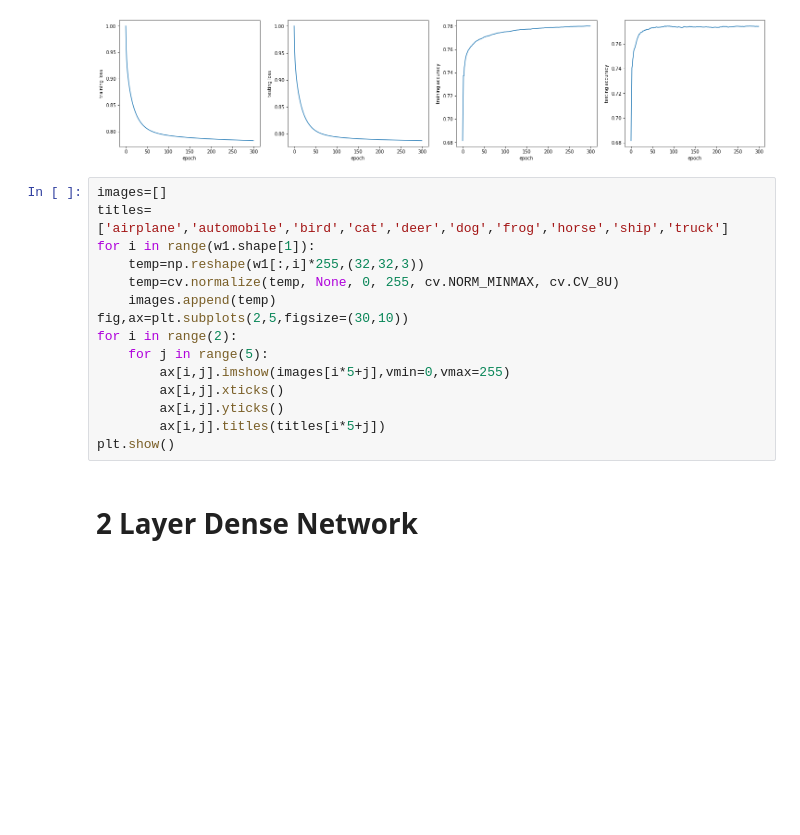
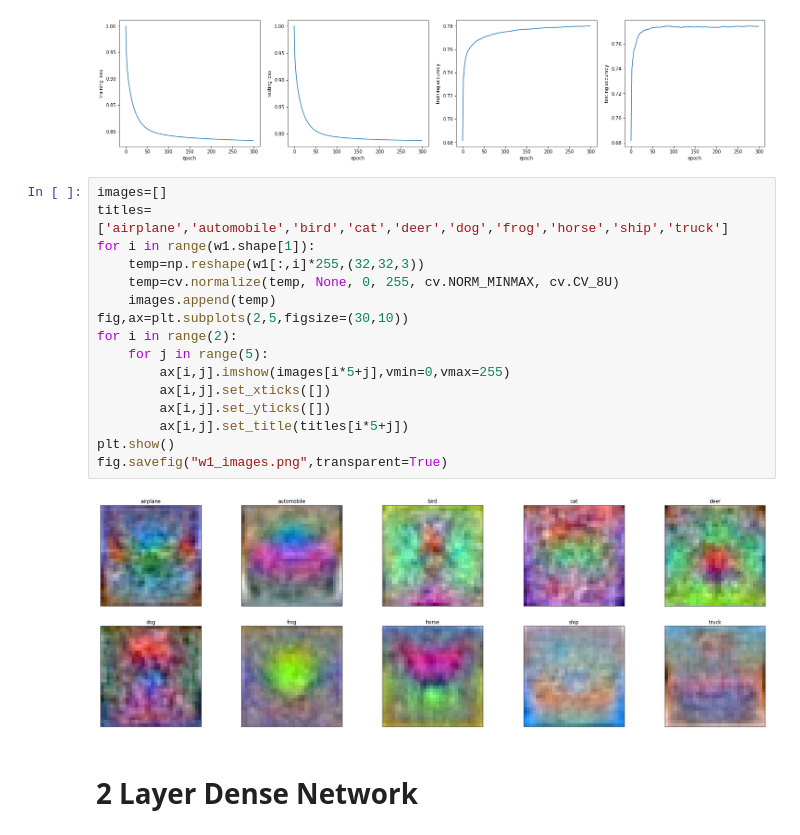
Before and after one commit to OshanJayawardana/Classification-Model-Comparison-CIFAR-10, a Jupyter notebook: A04_180437U.ipynb, the cells around one changed output. Drawn from its saved outputs; the diff is of its cells as text; blank space fills up the shorter version.

Commit message:
w1_images updated

```diff
--- a/A04_180437U.ipynb
+++ b/A04_180437U.ipynb
@@ -158,18 +158,21 @@ True
 # %%
 images=[]
 titles=['airplane','automobile','bird','cat','deer','dog','frog','horse','ship','truck']
 for i in range(w1.shape[1]):
     temp=np.reshape(w1[:,i]*255,(32,32,3))
     temp=cv.normalize(temp, None, 0, 255, cv.NORM_MINMAX, cv.CV_8U)
     images.append(temp)
 fig,ax=plt.subplots(2,5,figsize=(30,10))
 for i in range(2):
     for j in range(5):
         ax[i,j].imshow(images[i*5+j],vmin=0,vmax=255)
-        ax[i,j].xticks()
-        ax[i,j].yticks()
-        ax[i,j].titles(titles[i*5+j])
+        ax[i,j].set_xticks([])
+        ax[i,j].set_yticks([])
+        ax[i,j].set_title(titles[i*5+j])
 plt.show()
+fig.savefig("w1_images.png",transparent=True)
+# %% [output]
+[figure, added]
 # %% [markdown]
 # 2 Layer Dense Network
 # %%
```
Also changed, not shown: 1 other file.
